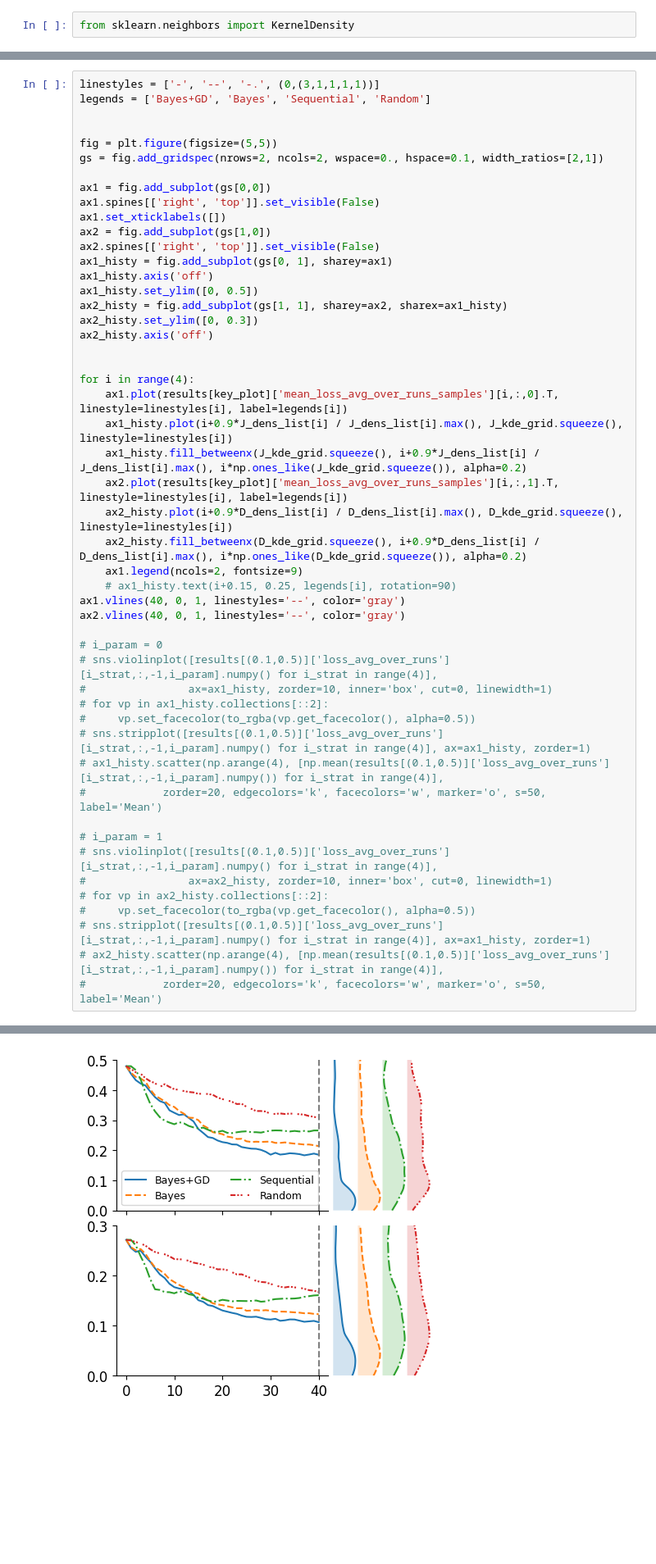
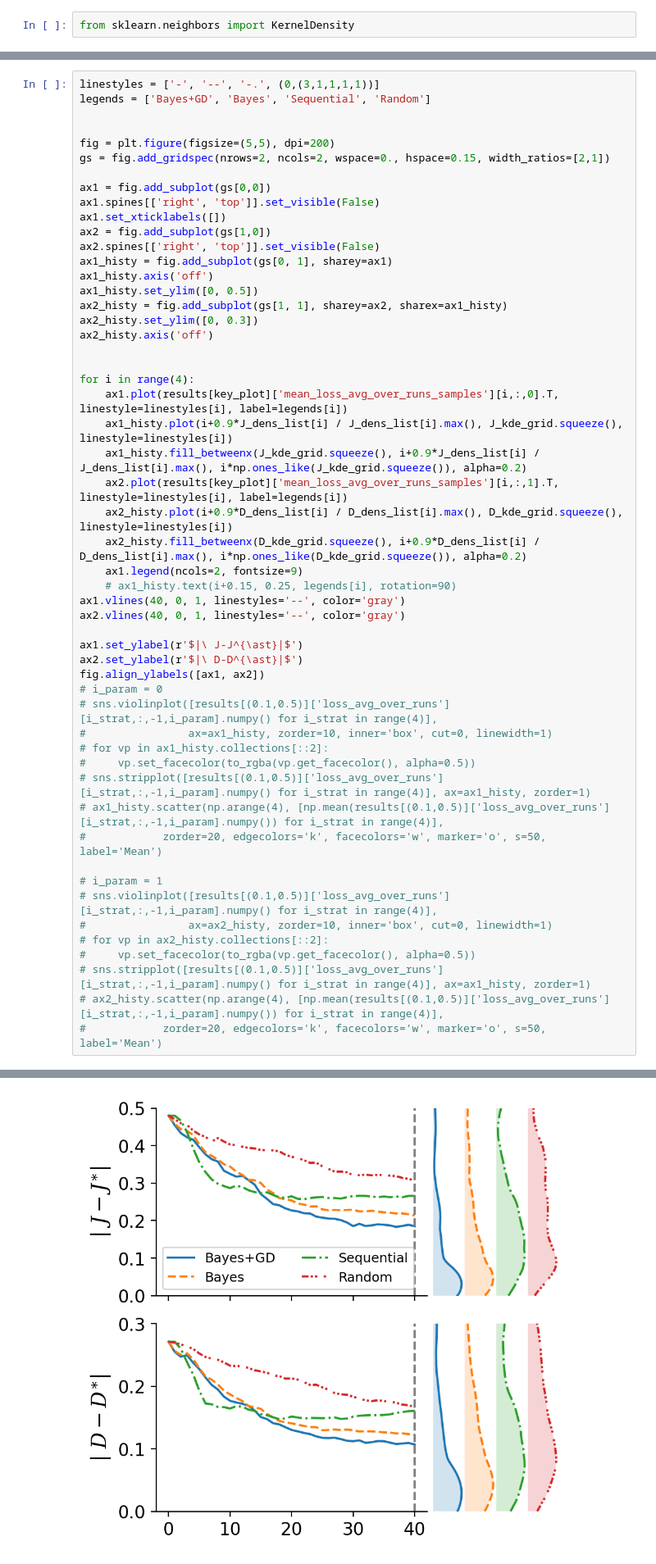
Before and after one commit to zhantaochen/ML-XPFS_Steering, a Jupyter notebook: postproc_benchmark_performance.ipynb, the cells around one changed output, grey strips where cells are left out. Shown at 82% size. Drawn from its saved outputs; the diff is of its cells as text; blank space fills up the shorter version.

```diff
--- a/postproc_benchmark_performance.ipynb
+++ b/postproc_benchmark_performance.ipynb
@@ -230,8 +237,8 @@ linestyles = ['-', '--', '-.', (0,(3,1,1,1,1))]
 legends = ['Bayes+GD', 'Bayes', 'Sequential', 'Random']
 
 
-fig = plt.figure(figsize=(5,5))
-gs = fig.add_gridspec(nrows=2, ncols=2, wspace=0., hspace=0.1, width_ratios=[2,1])
+fig = plt.figure(figsize=(5,5), dpi=200)
+gs = fig.add_gridspec(nrows=2, ncols=2, wspace=0., hspace=0.15, width_ratios=[2,1])
 
 ax1 = fig.add_subplot(gs[0,0])
 ax1.spines[['right', 'top']].set_visible(False)
@@ -258,6 +265,9 @@ for i in range(4):
 ax1.vlines(40, 0, 1, linestyles='--', color='gray')
 ax2.vlines(40, 0, 1, linestyles='--', color='gray')
 
+ax1.set_ylabel(r'$|\ J-J^{\ast}|$')
+ax2.set_ylabel(r'$|\ D-D^{\ast}|$')
+fig.align_ylabels([ax1, ax2])
 # i_param = 0
 # sns.violinplot([results[(0.1,0.5)]['loss_avg_over_runs'][i_strat,:,-1,i_param].numpy() for i_strat in range(4)],
 #                ax=ax1_histy, zorder=10, inner='box', cut=0, linewidth=1)
@@ -280,4 +289,4 @@ ax2.vlines(40, 0, 1, linestyles='--', color='gray')
-[figure, old version]
+[figure, new version]
 # %%
 import matplotlib.ticker as plticker
 
```
Also changed, not shown: parts of 6 cells of this notebook, 9 other files.
